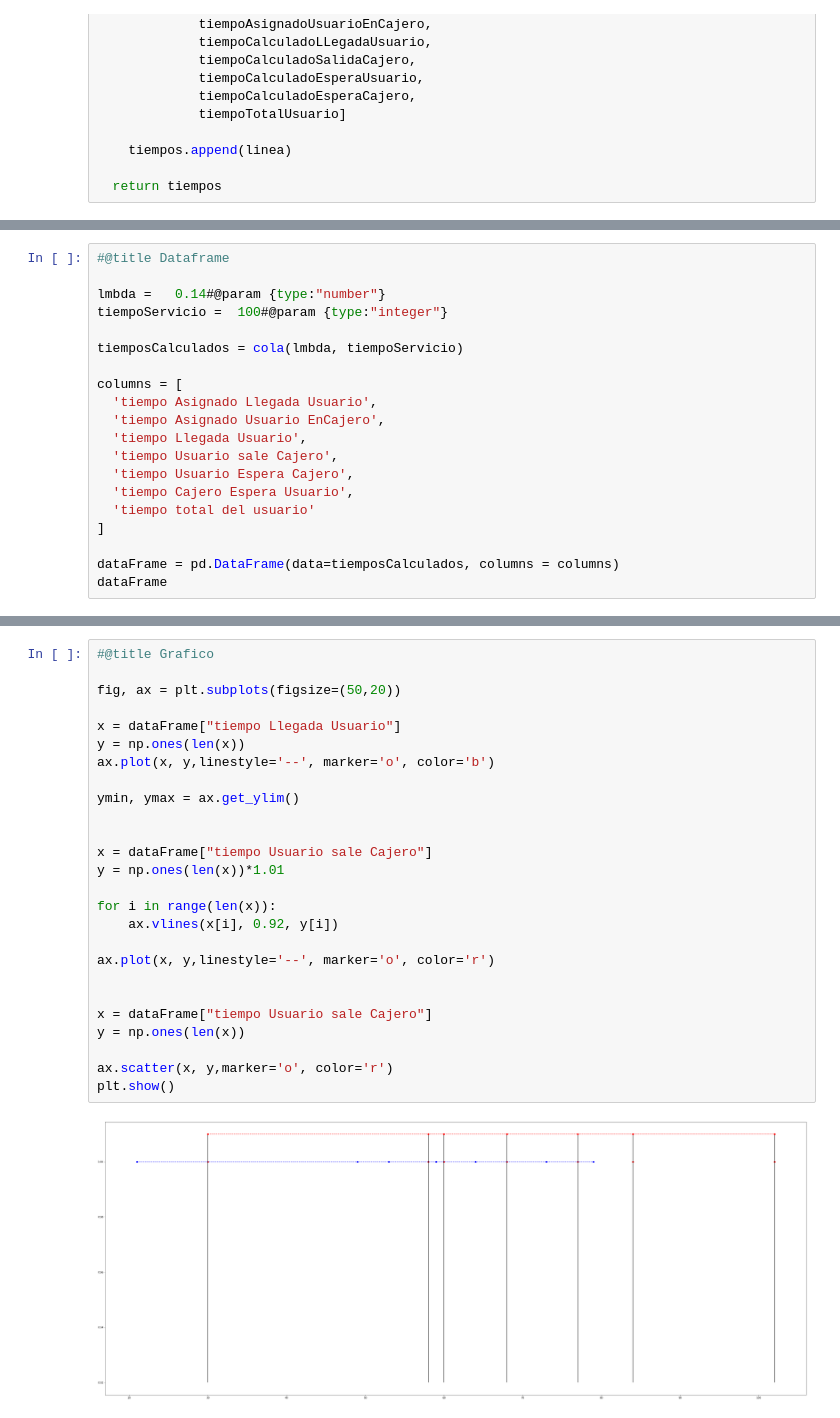
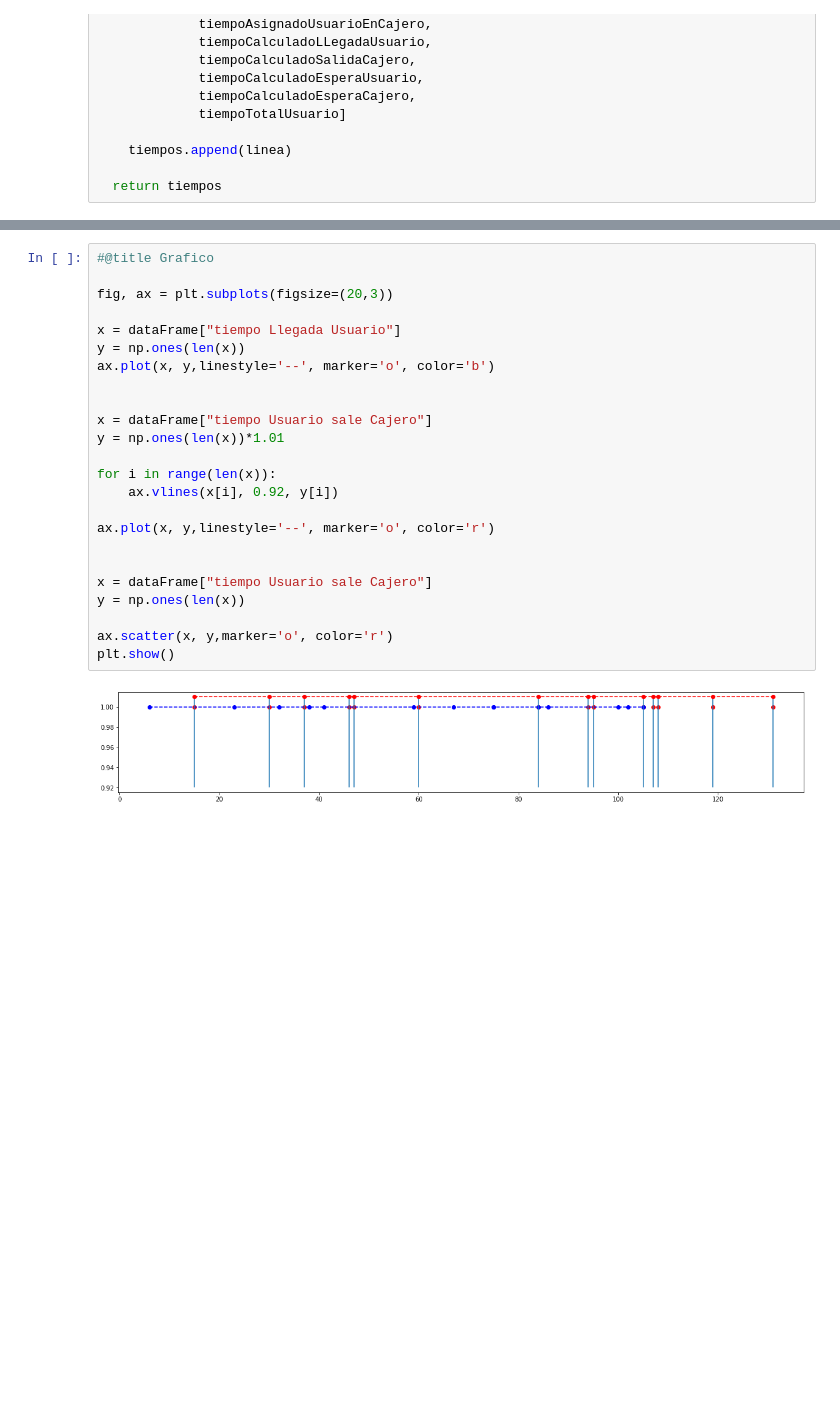
Before and after one commit to RubenR-M/DigitalSimulation, a Jupyter notebook: colas/cajero.ipynb, the cells around one changed output, grey strips where cells are left out. Cells and saved outputs as stored; diff of their text form; blank space fills up the shorter version.

```diff
--- a/colas/cajero.ipynb
+++ b/colas/cajero.ipynb
@@ -288,20 +174,0 @@ def cola(lmbda:float, TiempoServicio:int) -> list:
-# %%
-#@title Dataframe
-
-lmbda =   0.14#@param {type:"number"}
-tiempoServicio =  100#@param {type:"integer"}
-
-tiemposCalculados = cola(lmbda, tiempoServicio)
-
-columns = [
-  'tiempo Asignado Llegada Usuario',
-  'tiempo Asignado Usuario EnCajero',
-  'tiempo Llegada Usuario',
-  'tiempo Usuario sale Cajero',
-  'tiempo Usuario Espera Cajero',
-  'tiempo Cajero Espera Usuario',
-  'tiempo total del usuario'
-]
-
-dataFrame = pd.DataFrame(data=tiemposCalculados, columns = columns)
-dataFrame
@@ -327,28 +186,26 @@ Personas atendidas en 1.6666666666666667 horas: 7
 # %%
 #@title Grafico
 
-fig, ax = plt.subplots(figsize=(50,20))
+fig, ax = plt.subplots(figsize=(20,3))
 
 x = dataFrame["tiempo Llegada Usuario"]
 y = np.ones(len(x))
 ax.plot(x, y,linestyle='--', marker='o', color='b')
-
-ymin, ymax = ax.get_ylim()
 
 
 x = dataFrame["tiempo Usuario sale Cajero"]
 y = np.ones(len(x))*1.01
 
 for i in range(len(x)):
     ax.vlines(x[i], 0.92, y[i])
 
 ax.plot(x, y,linestyle='--', marker='o', color='r')
 
 
 x = dataFrame["tiempo Usuario sale Cajero"]
 y = np.ones(len(x))
 
 ax.scatter(x, y,marker='o', color='r')
 plt.show()
 # %% [output]
-[figure, old version]
+[figure, new version]
```
Also changed, not shown: parts of 12 cells of this notebook.
